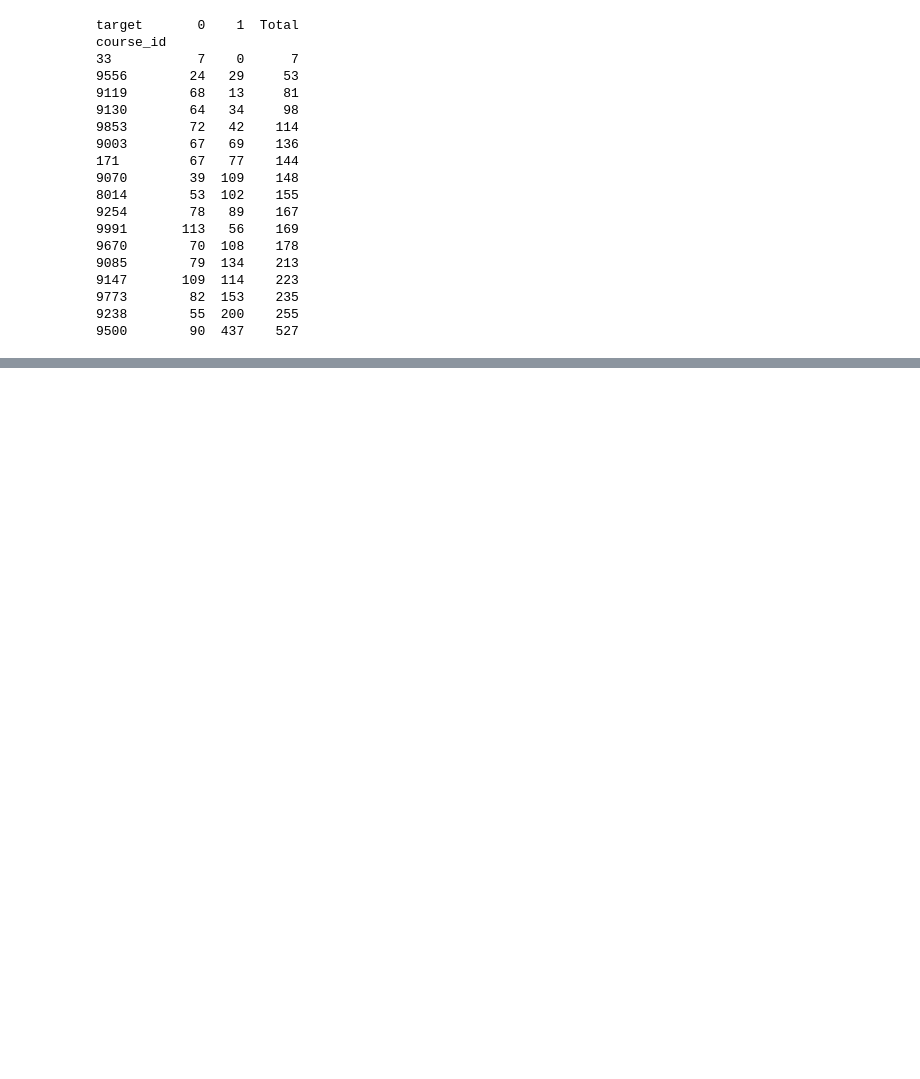
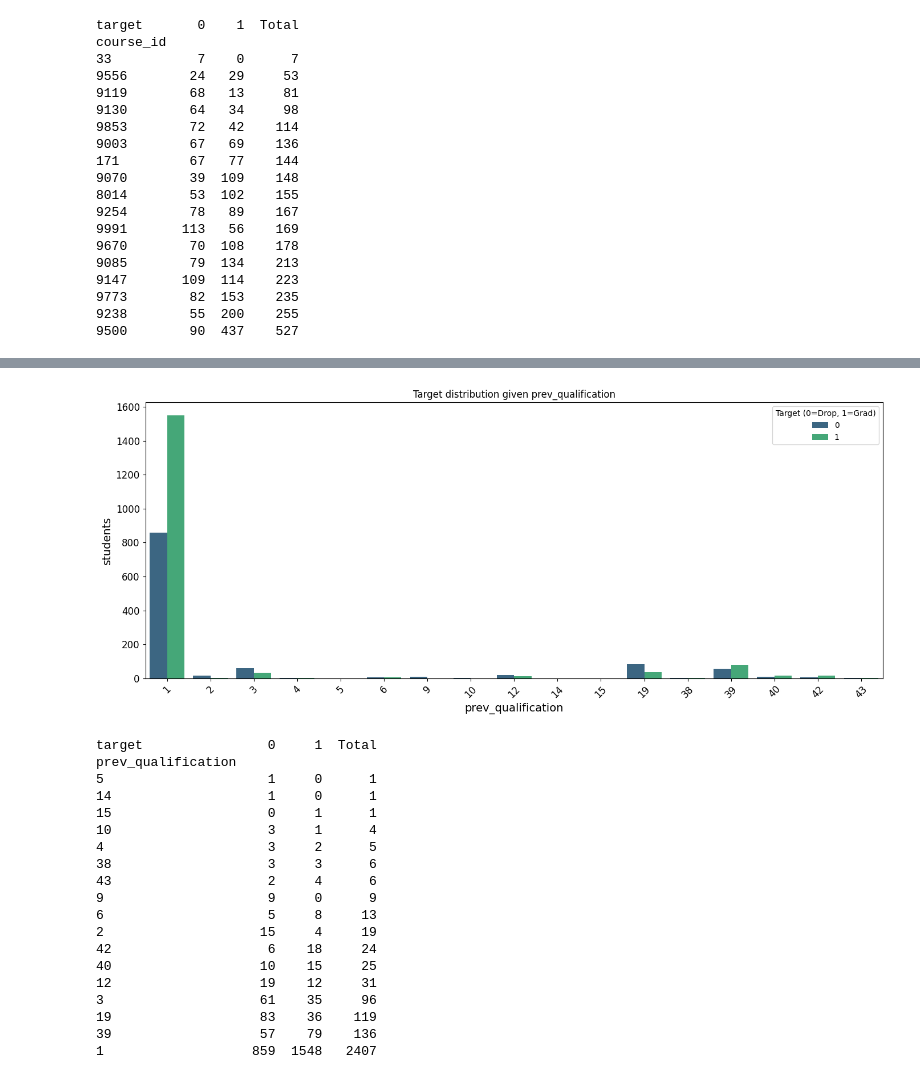
Before and after one commit to MatteoCorsi-git/Master-Data-Science-Statistical-Learning---UNIFI-IMT-Lucca---2024-25, a Jupyter notebook: hands_on_lab (Python)/bozza_hands_on_python_ML_project.ipynb, the cells around one changed output, grey strips where cells are left out. Saved outputs shown, nothing was run; the diff lists cells and outputs as text; code cells hidden in the pictures; blank space fills up the shorter version.

```diff
--- a/hands_on_lab (Python)/bozza_hands_on_python_ML_project.ipynb
+++ b/hands_on_lab (Python)/bozza_hands_on_python_ML_project.ipynb
@@ -766,0 +828,4 @@ Something we need to care for is the course with id = 33: here we have poor obse
+# %%
+# We apply the function on course_id
+
+X_train, X_test = target_encoding_smooth(X_train, y_train, X_test, col_name = "course_id", new_col_name = "dropout_course_risk")
@@ -766,0 +859,6 @@ Something we need to care for is the course with id = 33: here we have poor obse
+# %%
+# Transformation
+X_train["daytime_attendance"] = X_train["daytime_attendance"].astype(int)
+X_test["daytime_attendance"] = X_test["daytime_attendance"].astype(int)
+
+print(X_train['daytime_attendance'].dtype, X_test["daytime_attendance"].dtype)
@@ -766,0 +873,48 @@ Something we need to care for is the course with id = 33: here we have poor obse
+# %%
+# We can do a countplot before in order to check if there's some correlation between feature and target
+# We create a temporary dataset for the visualisation
+df_viz = X_train.copy()
+
+# add the targte
+df_viz['target'] = y_train
+
+# Visualization
+plt.figure(figsize=(14, 6))
+
+# Countplot
+sns.countplot(data=df_viz, x='prev_qualification', hue='target', palette='viridis')
+
+plt.title('Target distribution given prev_qualification')
+plt.xticks(rotation=45)
+plt.ylabel('students')
+plt.legend(title='Target (0=Drop, 1=Grad)')
+plt.tight_layout()
+plt.show()
+
+# We want to chek also for absolute frequencies
+counts_table = pd.crosstab(df_viz['prev_qualification'], df_viz['target'])
+
+# Add total and print
+counts_table['Total'] = counts_table.sum(axis=1)
+print(counts_table.sort_values('Total', ascending=True))
+# %% [output]
+[figure, added]
+target                0     1  Total
+prev_qualification
+5                     1     0      1
+14                    1     0      1
+15                    0     1      1
+10                    3     1      4
+4                     3     2      5
+38                    3     3      6
+43                    2     4      6
+9                     9     0      9
+6                     5     8     13
+2                    15     4     19
+42                    6    18     24
+40                   10    15     25
+12                   19    12     31
+3                    61    35     96
+19                   83    36    119
+39                   57    79    136
+1                   859  1548   2407
```
Also changed, not shown: parts of 20 cells of this notebook.
